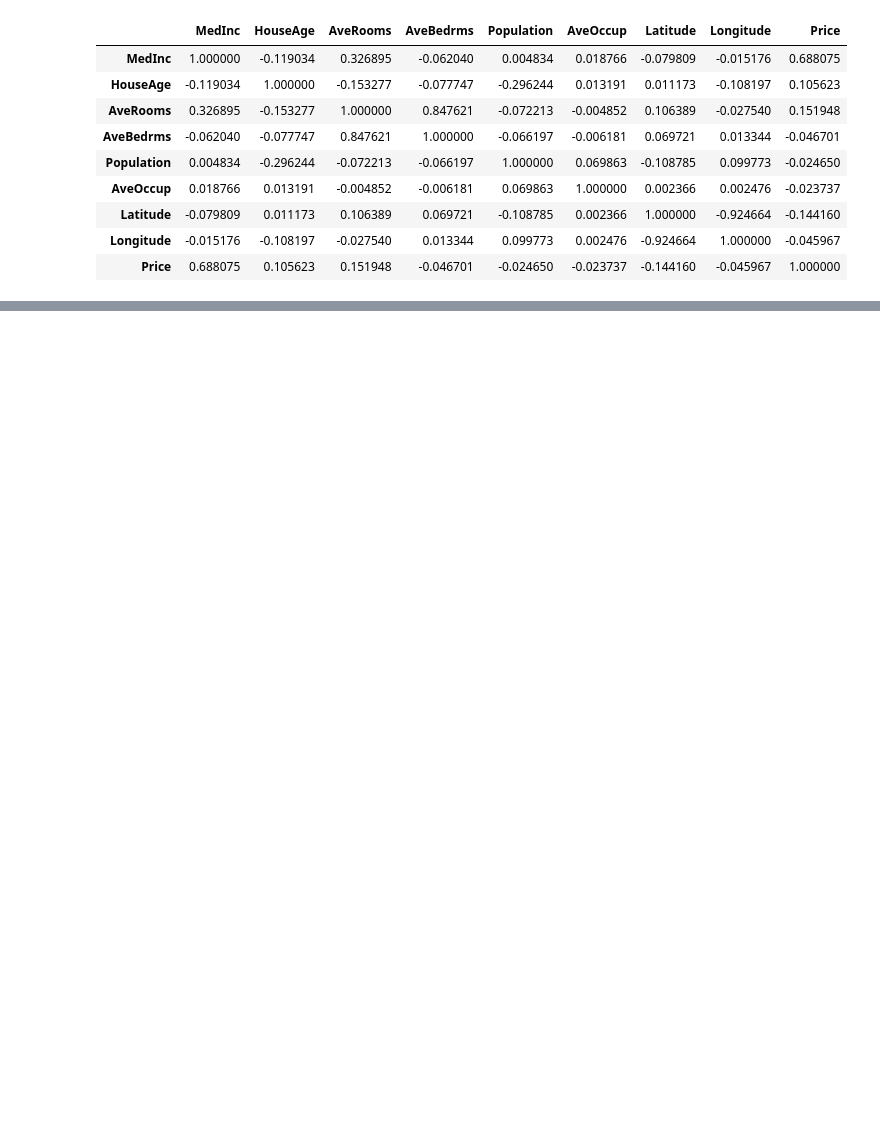
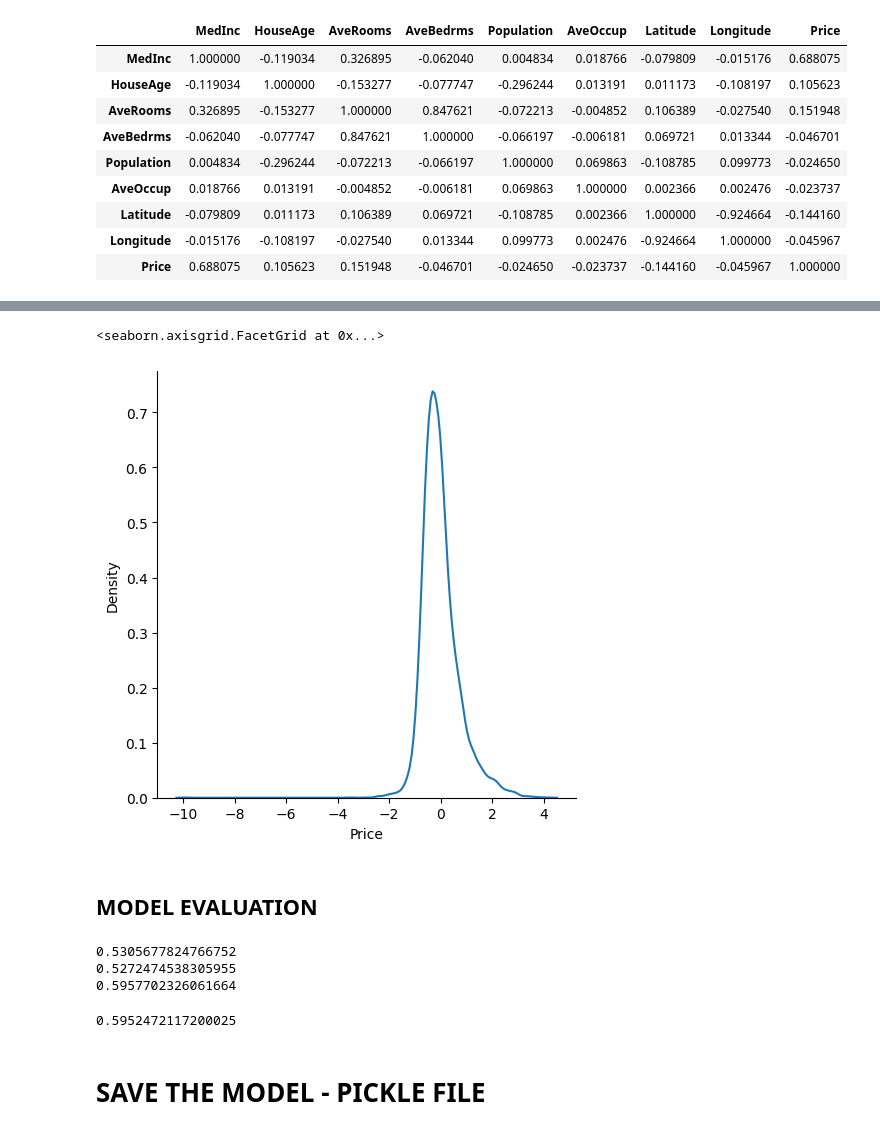
Before and after one commit to Shivamkrishna1913/Project-Housing-Prices, a Jupyter notebook: Untitled1.ipynb, the cells around one changed output, grey strips where cells are left out. Drawn from its saved outputs; the diff is of its cells as text; code cells hidden in the pictures; blank space fills up the shorter version.

```diff
--- a/Untitled1.ipynb
+++ b/Untitled1.ipynb
@@ -191,0 +229,2 @@ df.corr()
+# %%
+x_test_norm = scaler.transform(x_test)
@@ -191,0 +233,4 @@ df.corr()
+# %%
+from sklearn.linear_model import LinearRegression
+reg = LinearRegression()
+reg.fit(x_train_norm,y_train)
@@ -191,0 +250,6 @@ df.corr()
+# %%
+reg_pred = reg.predict(x_test_norm)
+# %%
+#calculate the error or the residual
+residuals = y_test - reg_pred
+residuals
@@ -191,0 +269,27 @@ df.corr()
+# %%
+#distribution plot of residuals
+sns.displot(residuals,kind='kde')
+# %% [output]
+<seaborn.axisgrid.FacetGrid at 0x...>
+[figure, added]
+# %% [markdown]
+## **MODEL EVALUATION**
+# %%
+from sklearn.metrics import mean_squared_error,mean_absolute_error,r2_score
+print(mean_squared_error(y_test,reg_pred))
+print(mean_absolute_error(y_test,reg_pred))
+score=r2_score(y_test,reg_pred)
+print(score)
+# %% [output]
+0.5305677824766752
+0.5272474538305955
+0.5957702326061664
+# %%
+n=len(y_test)
+k=x_test_norm.shape[1]
+adjusted_r2_score = 1-(1-score)*(n-1)/(n-k-1)
+adjusted_r2_score
+# %% [output]
+0.5952472117200025
+# %% [markdown]
+# **SAVE THE MODEL - PICKLE FILE**
```
Also changed, not shown: parts of 18 cells of this notebook.
